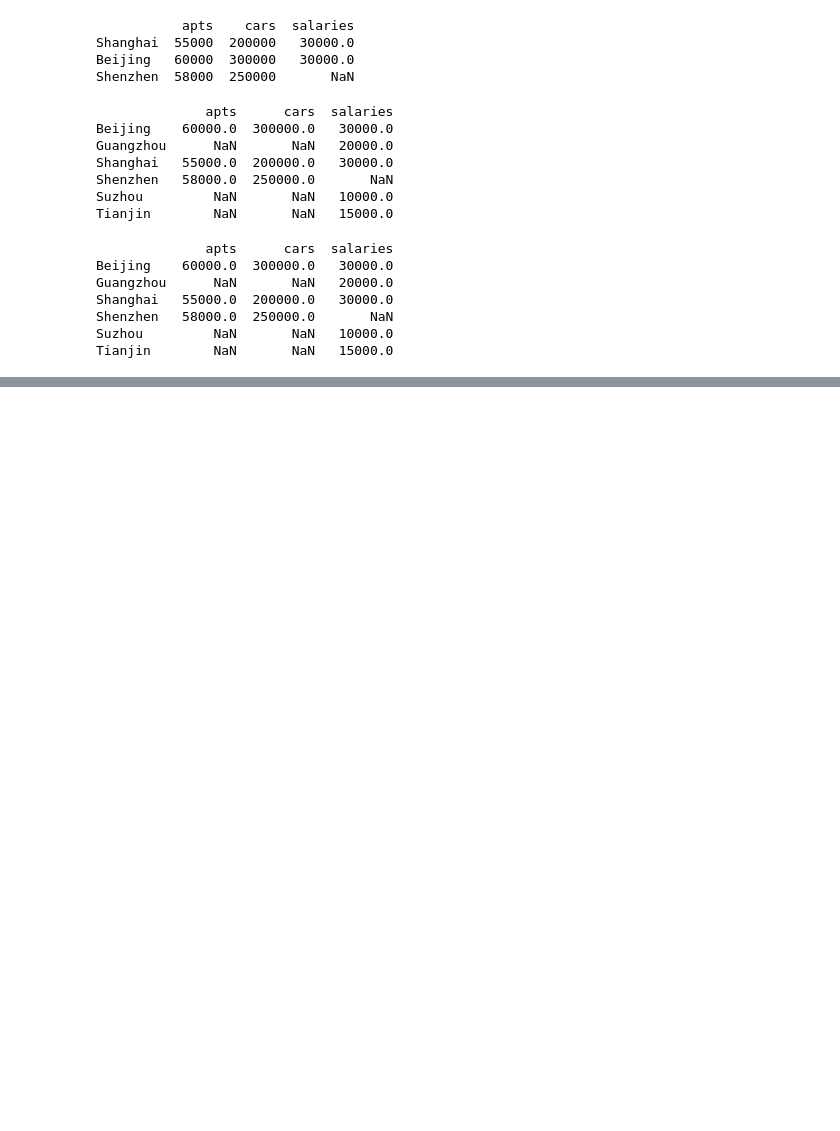
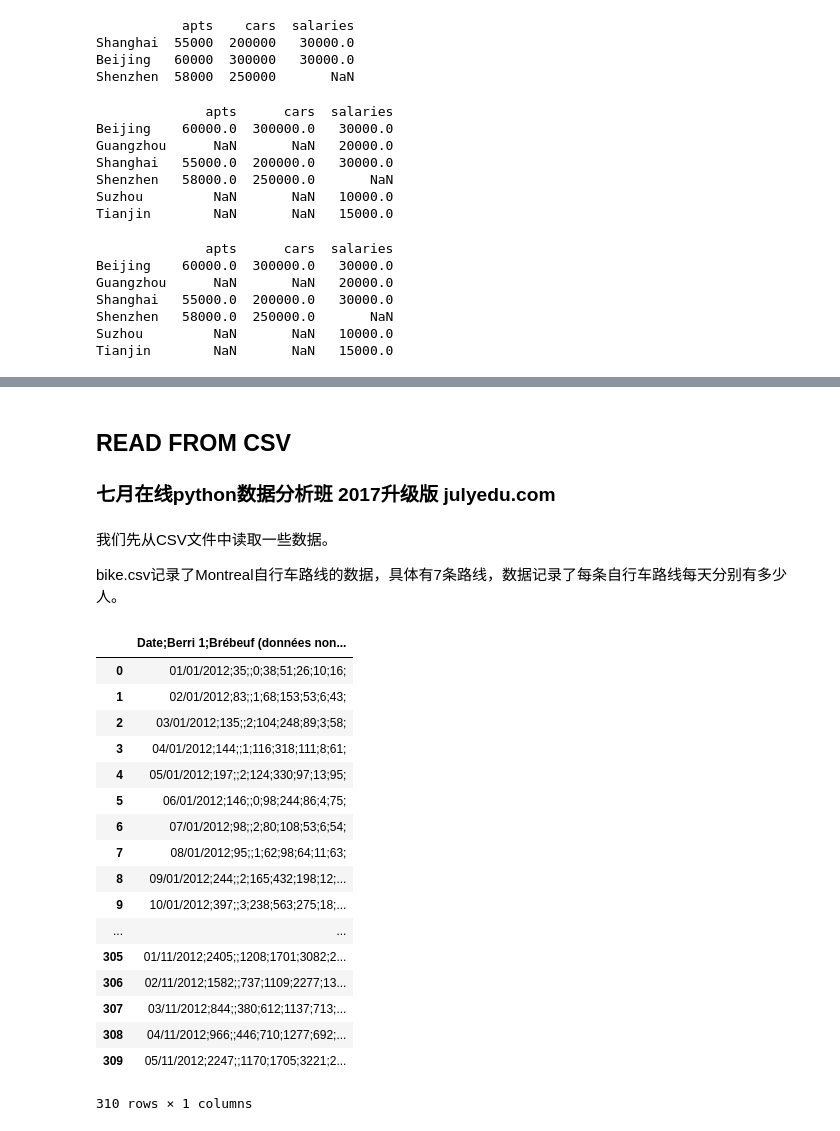
Before and after one commit to ZeweiChu/pandas-tutorial, a Jupyter notebook: pandas-tutorial.ipynb, the cells around one changed output, grey strips where cells are left out. Drawn from its saved outputs; the diff is of its cells as text; code cells hidden in the pictures; blank space fills up the shorter version.

```diff
--- a/pandas-tutorial.ipynb
+++ b/pandas-tutorial.ipynb
@@ -1099,0 +1168,3 @@ Tianjin        NaN       NaN   15000.0
+# %% [markdown]
+## READ FROM CSV
+### 七月在线python数据分析班 2017升级版 julyedu.com
@@ -1099,0 +1174,26 @@ Tianjin        NaN       NaN   15000.0
+# %% [markdown]
+我们先从CSV文件中读取一些数据。
+
+bike.csv记录了Montreal自行车路线的数据，具体有7条路线，数据记录了每条自行车路线每天分别有多少人。
+# %%
+bikes = pd.read_csv('bikes.csv', encoding='latin1')
+bikes
+# %% [output]
+|  | Date;Berri 1;Brébeuf (données non... |
+| 0 | 01/01/2012;35;;0;38;51;26;10;16; |
+| 1 | 02/01/2012;83;;1;68;153;53;6;43; |
+| 2 | 03/01/2012;135;;2;104;248;89;3;58; |
+| 3 | 04/01/2012;144;;1;116;318;111;8;61; |
+| 4 | 05/01/2012;197;;2;124;330;97;13;95; |
+| 5 | 06/01/2012;146;;0;98;244;86;4;75; |
+| 6 | 07/01/2012;98;;2;80;108;53;6;54; |
+| 7 | 08/01/2012;95;;1;62;98;64;11;63; |
+| 8 | 09/01/2012;244;;2;165;432;198;12;... |
+| 9 | 10/01/2012;397;;3;238;563;275;18;... |
+| ... | ... |
+| 305 | 01/11/2012;2405;;1208;1701;3082;2... |
+| 306 | 02/11/2012;1582;;737;1109;2277;13... |
+| 307 | 03/11/2012;844;;380;612;1137;713;... |
+| 308 | 04/11/2012;966;;446;710;1277;692;... |
+| 309 | 05/11/2012;2247;;1170;1705;3221;2... |
+310 rows × 1 columns
```
Also changed, not shown: parts of 24 cells of this notebook, 1 other file.
